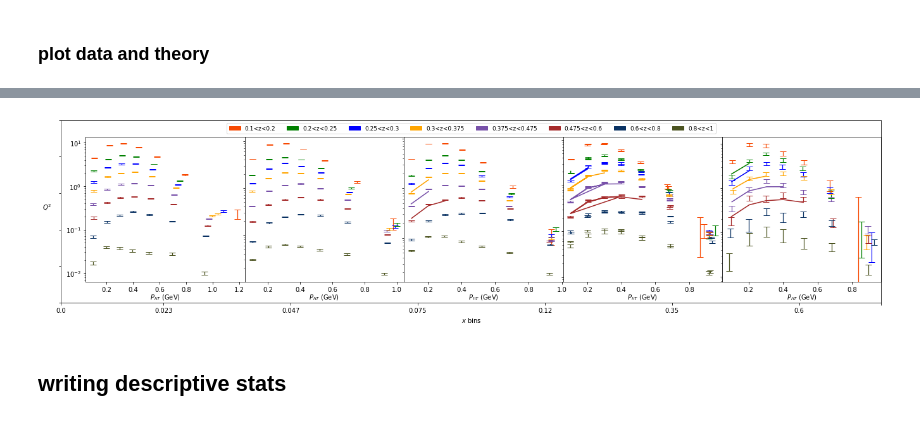
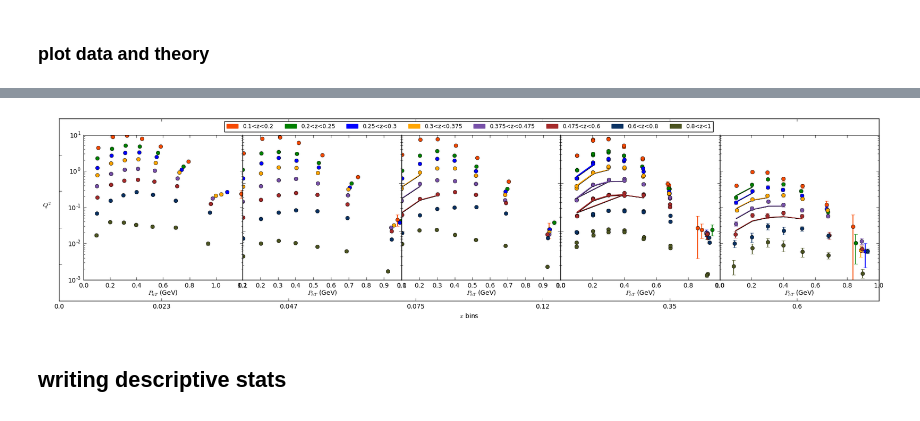
Before and after one commit to prokudin/psu_project_2018, a Jupyter notebook: notebooks/sidis_hermes_torino_alexei_dy3.ipynb, the cells around one changed output, grey strips where cells are left out. Drawn from its saved outputs; the diff is of its cells as text; code cells hidden in the pictures.

```diff
--- a/notebooks/sidis_hermes_torino_alexei_dy3.ipynb
+++ b/notebooks/sidis_hermes_torino_alexei_dy3.ipynb
@@ -467,7 +472,7 @@ data = data[(data["hadron"] == "pi+") &
 #####################
 #dat=pd.read_excel('E:/Laptop/School/Interships/Dr_Prokudin/Juniper82/PHYS296/dat/expdat/1000.xlsx');
 #dat=pd.read_excel('C:/Users/Dolam/Documents/Scott/1000.xlsx');
-dat=pd.read_excel('../../fitpack/database/sidis/expdata/1000.xlsx');
+dat=pd.read_excel('../../TMD-PHENO-REPOS/fitpack/database/sidis/expdata/1000.xlsx');
 # %%
 ######################
 # Calculated values ##
@@ -557,36 +562,40 @@ for f,F in zip(range(len(pTdatmod)),pTdatmod):
 
         xydata = data[maskX_thr & maskY_thr] # subset of data for Jth xBin and Fth Q2Bin
 
         for z in range(len(zBin)-1):
             maskZ = xydat["zBin"].isin([z])
             databin = xydat[maskZ]
 
             maskZ_thr = xydata["zBin"].isin([z])
             databin_thr = xydata[maskZ_thr]
 
             if f != 0:
-                ax.errorbar(databin['pT'],databin['value'],yerr=databin['delta'],capsize=5,linestyle="",color = Zcolor[z],elinewidth=1.25)
+                #AP#ax.errorbar(databin['pT'],databin['value'],yerr=databin['delta'],capsize=5,linestyle="",color = Zcolor[z],elinewidth=1.25)
+                ax.errorbar(databin['pT'],databin['value'],yerr=databin['delta'],linestyle="",fmt="o",color = Zcolor[z],elinewidth=1.25)
+
                 ax.set_xlabel(r"$p_T$ (GeV)",labelpad=1)
                 ax.set_yscale('log')
                 ax.set_yticklabels('')
 
                 ax.plot(databin_thr['pT'],databin_thr['thy'],linestyle="-",color = Zcolor[z]) # theory
                 ax.fill_between(databin_thr['pT'],databin_thr['thy']-databin_thr['dthy'],databin_thr['thy']+databin_thr['dthy']) # theory error
                 ax.set_xlabel(r"$P_{hT}$ (GeV)",labelpad=1)
                 ax.set_yticklabels('')
 
             else:
-                ax.errorbar(databin['pT'],databin['value'],yerr=databin['delta'],capsize=5,linestyle="", color = Zcolor[z],elinewidth=1.25)
+                #AP no capsize... fmt="o" #ax.errorbar(databin['pT'],databin['value'],yerr=databin['delta'],capsize=5,linestyle="", color = Zcolor[z],elinewidth=1.25)
+                ax.errorbar(databin['pT'],databin['value'],yerr=databin['delta'],linestyle="",fmt="o", color = Zcolor[z],elinewidth=1.25)
+
 
                 ax.plot(databin_thr['pT'],databin_thr['thy'],linestyle="-",color = Zcolor[z]) #theory
                 ax.fill_between(databin_thr['pT'],databin_thr['thy']-databin_thr['dthy'],databin_thr['thy']+databin_thr['dthy']) # theory error
 
 
                 ax.set_xlabel(r"$P_{hT}$ (GeV)",labelpad=1)
                 ax.set_yscale('log')
 plt.savefig("%s/%s" % (path2results, fig_hermes_dy))
 # %% [output]
-[figure, old version]
+[figure, new version]
 # %% [markdown]
 ## writing descriptive stats
 # %%
```
Also changed, not shown: parts of 4 cells of this notebook.
